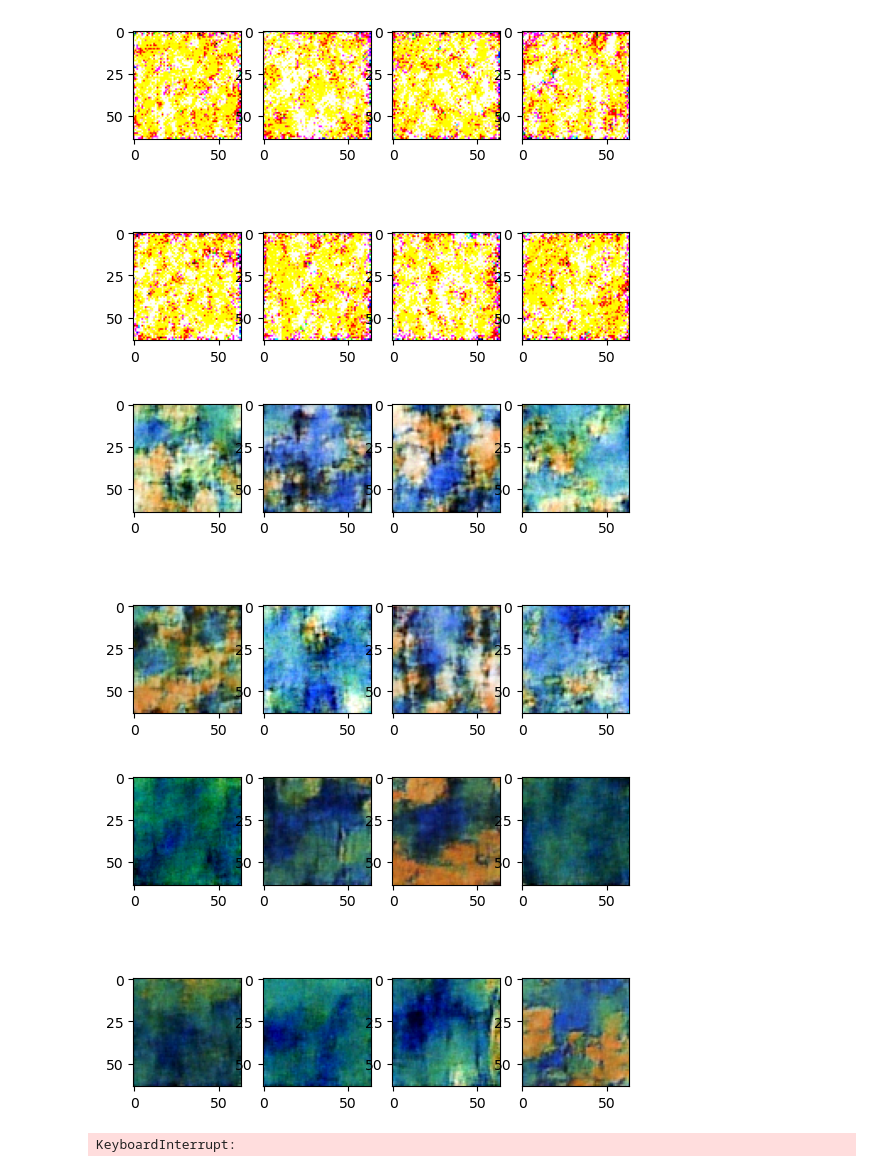
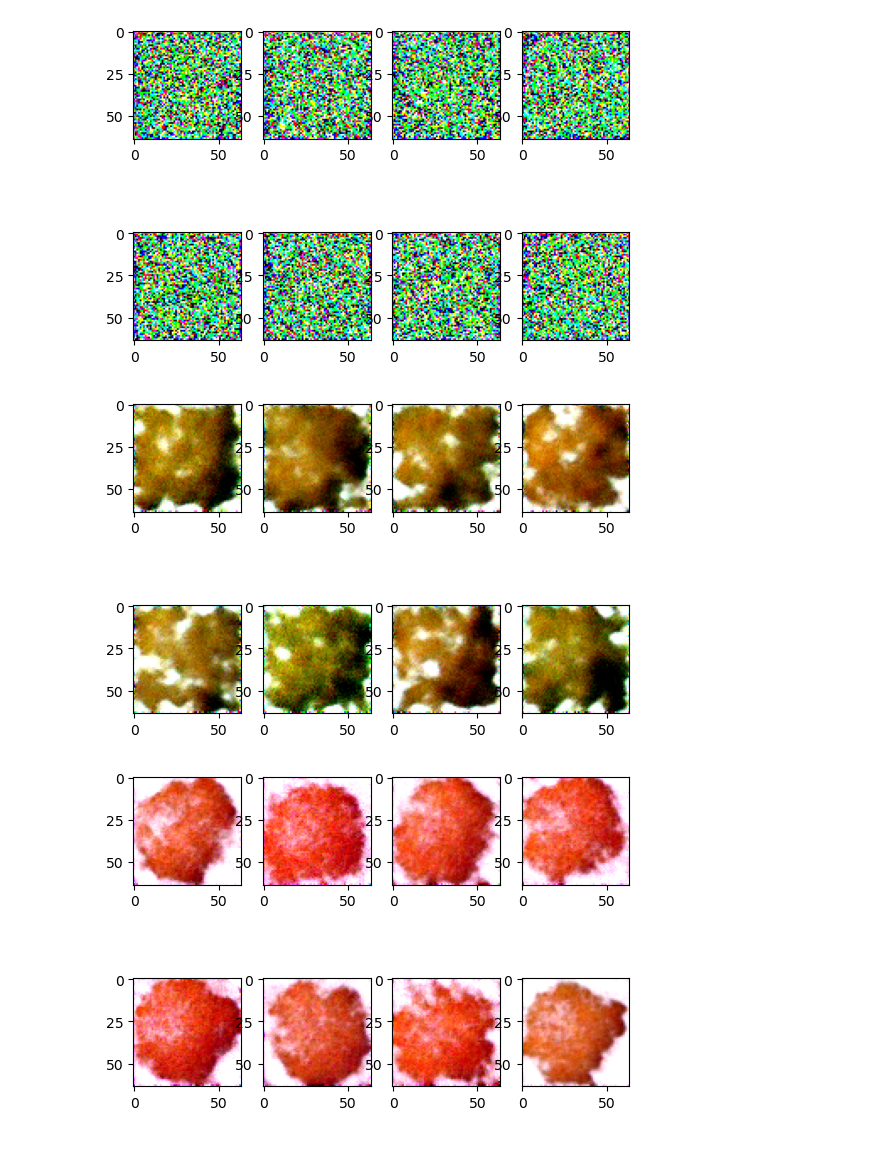
Before and after one commit to aobusi/DDPM, a Jupyter notebook: main.ipynb, the cells around one changed output. Drawn from its saved outputs; the diff is of its cells as text; code cells hidden in the pictures.

```diff
--- a/main.ipynb
+++ b/main.ipynb
@@ -144,42 +144,42 @@ def train(args):
             # logger.add_scalar("MSE", loss.item(), global_step=epoch * l + i)
 
         if epoch % 20 == 0:
-            # paddle.save(model.state_dict(), f"car_models/ddpm_uncond{epoch}.pdparams")
-            paddle.save(model.state_dict(), f"xray_models/ddpm_uncond{epoch}.pdparams")
+            paddle.save(model.state_dict(), f"car_models/ddpm_uncond{epoch}.pdparams")
             sampled_images = diffusion.sample(model, n=8)
 
             for i in range(8):
                 img = sampled_images[i].transpose([1, 2, 0])
                 img = np.array(img).astype("uint8")
                 plt.subplot(2,4,i+1)
                 plt.imshow(img)
             plt.show()
 
 def launch():
     import argparse
 
     # 参数设置
     class ARGS:
         def __init__(self):
             self.run_name = "DDPM_Uncondtional"
-            self.epochs = 800
+            self.epochs = 150
             self.batch_size = 8
             self.image_size = 64
             #self.dataset_path = r"work/cars"
-            self.dataset_path = r"work/OPIXray/train/train_crop/Utility_Knife"
-
+            #self.dataset_path = r"work/Cat"
+            #self.dataset_path = r"work/Knife"
+            #self.dataset_path = r"work/Pistol"
+            self.dataset_path = r"work/Orange"
             self.device = "cuda"
             self.lr = 1.5e-4
 
     args = ARGS()
     train(args)
 
 
 if __name__ == '__main__':
     launch()
     pass
 # %% [output]
-[figure, old version]
+[figure, new version]
-[figure, old version]
+[figure, new version]
-[figure, old version]
+[figure, new version]
-KeyboardInterrupt:
```
Also changed, not shown: parts of 3 cells of this notebook, 2 other files.
